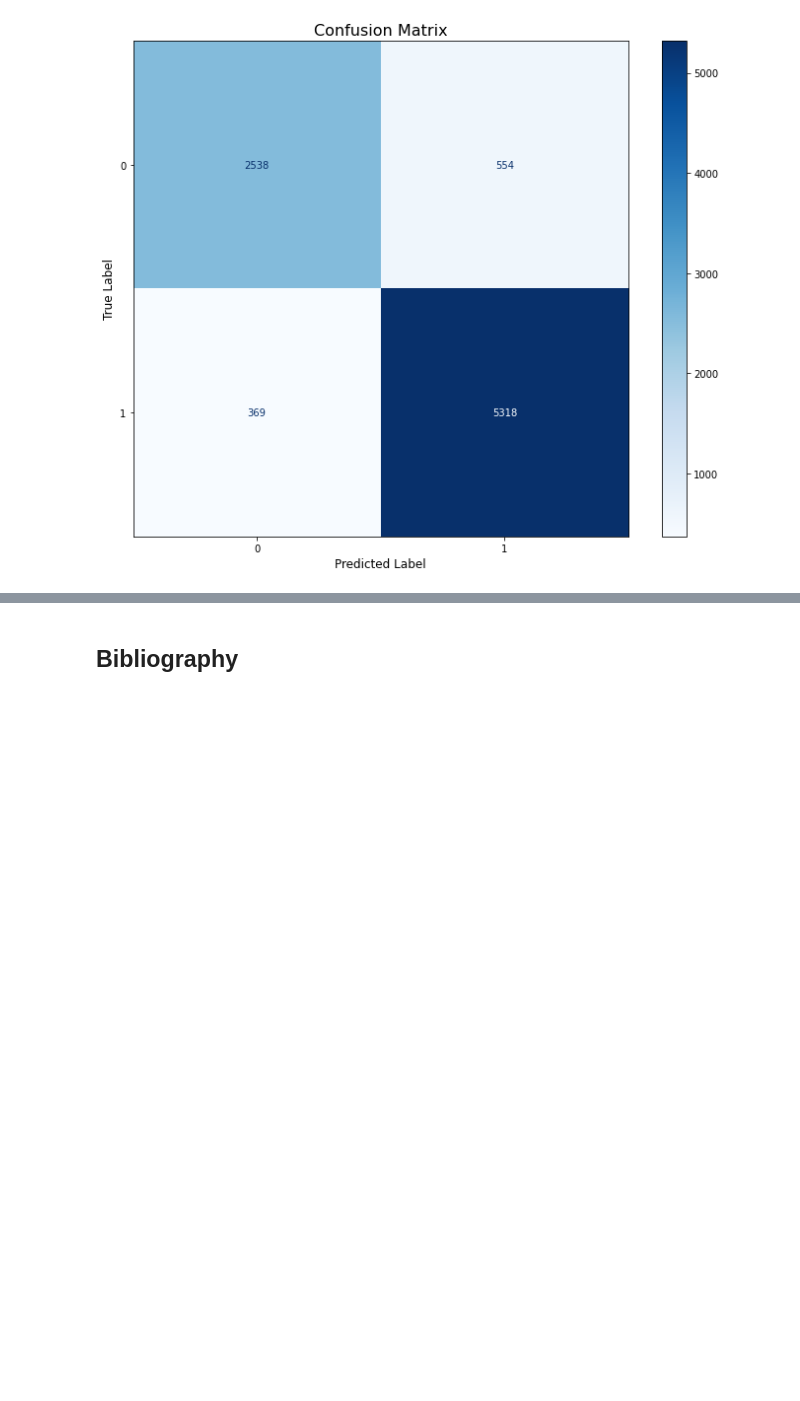
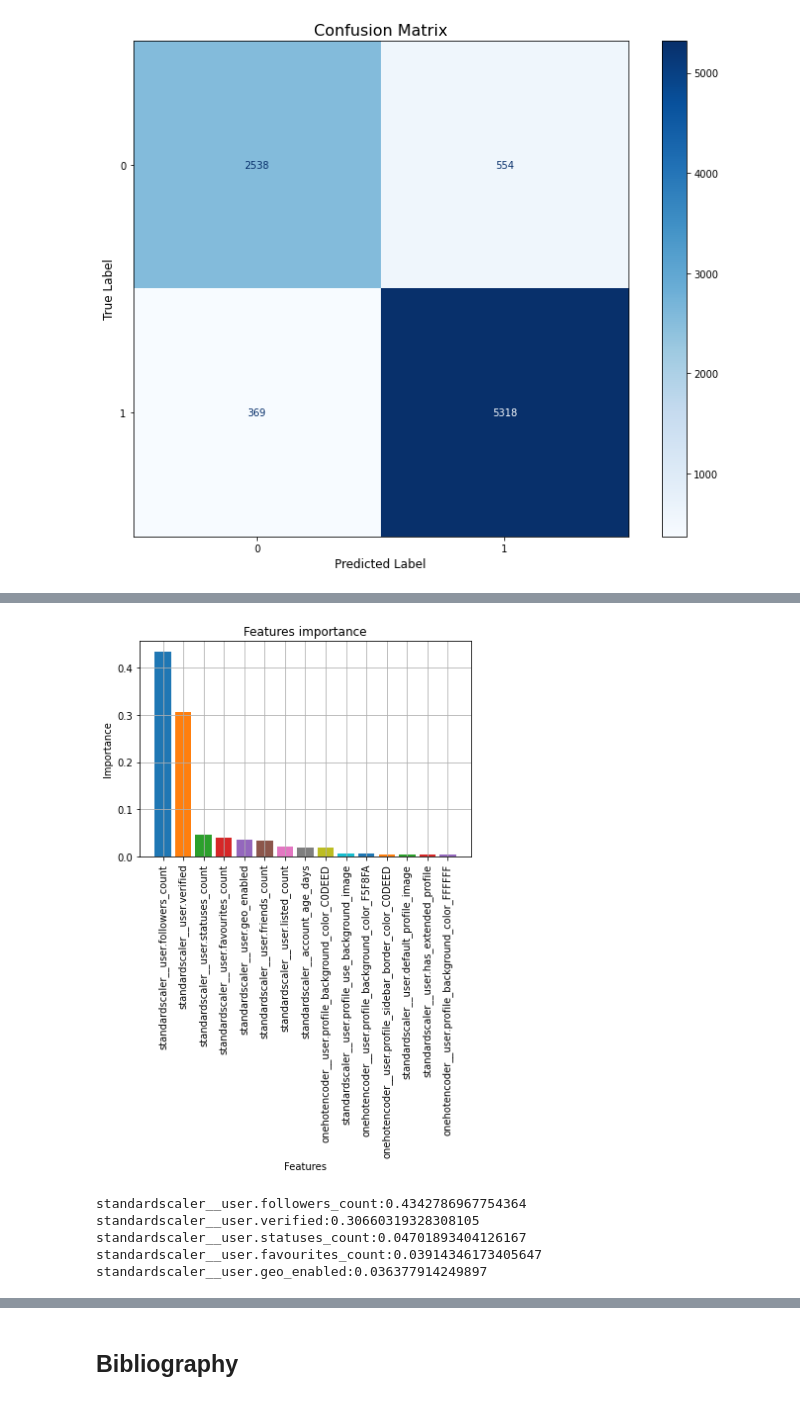
Before and after one commit to idangabai/bot_detection_eda, a Jupyter notebook: bot_detection_eda.ipynb, the cells around one changed output, grey strips where cells are left out. Cells and saved outputs as stored; diff of their text form; code cells hidden in the pictures; blank space fills up the shorter version.

```diff
--- a/bot_detection_eda.ipynb
+++ b/bot_detection_eda.ipynb
@@ -689,6 +687,7 @@ model = XGBClassifier(random_state=42)
 
 # Set up GridSearchCV
 best_model,preds = grid_search_model(model,param_grid,x_train, y_train,x_test,y_test)
+xgb_best_model = best_model
 # %% [output]
 Best parameters: {'xgbclassifier__learning_rate': 0.01}
 [figure]
@@ -1114,0 +695,23 @@ Name: user.verified, dtype: float64
+# %%
+features = xgb_best_model.named_steps['xgbclassifier'].feature_importances_
+feature_names = xgb_best_model[:-1].get_feature_names_out()
+
+indices = np.argsort(-1*abs(features))[0:15]
+cp = sns.color_palette()
+plt.bar(feature_names[indices], features[indices], color=cp)
+
+plt.xticks(rotation=90)
+plt.xlabel("Features")
+plt.ylabel("Importance")
+plt.title("Features importance")
+plt.grid()
+plt.show()
+for i in range(5):
+    print(f"{feature_names[indices[i]]}:{features[indices[i]]}")
+# %% [output]
+[figure, added]
+standardscaler__user.followers_count:0.4342786967754364
+standardscaler__user.verified:0.30660319328308105
+standardscaler__user.statuses_count:0.04701893404126167
+standardscaler__user.favourites_count:0.03914346173405647
+standardscaler__user.geo_enabled:0.036377914249897
```
Also changed, not shown: parts of 32 cells of this notebook.
